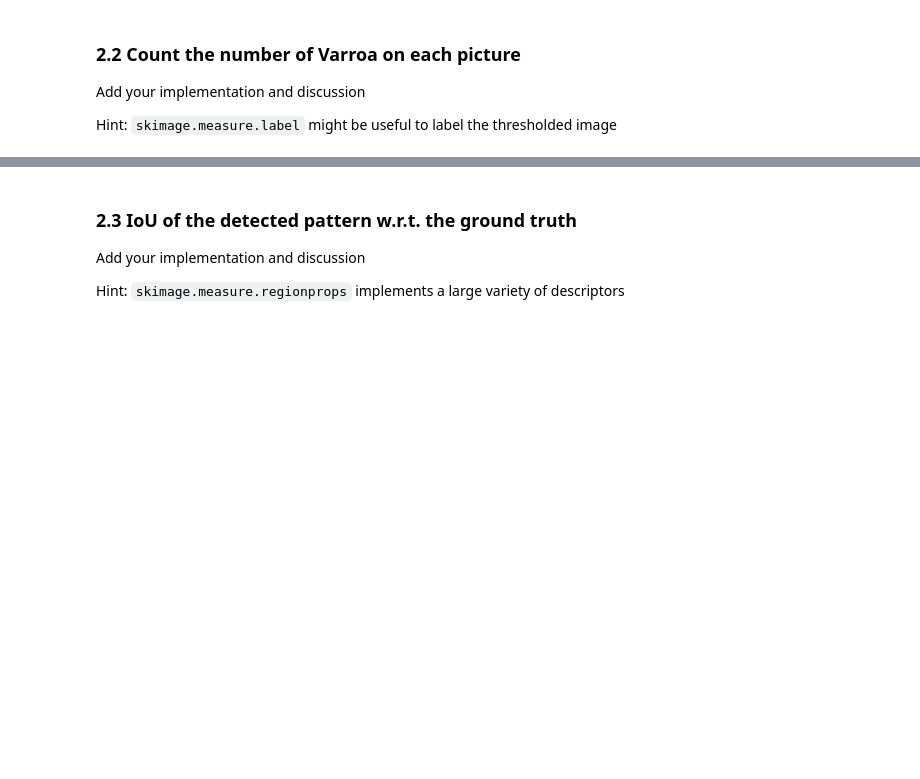
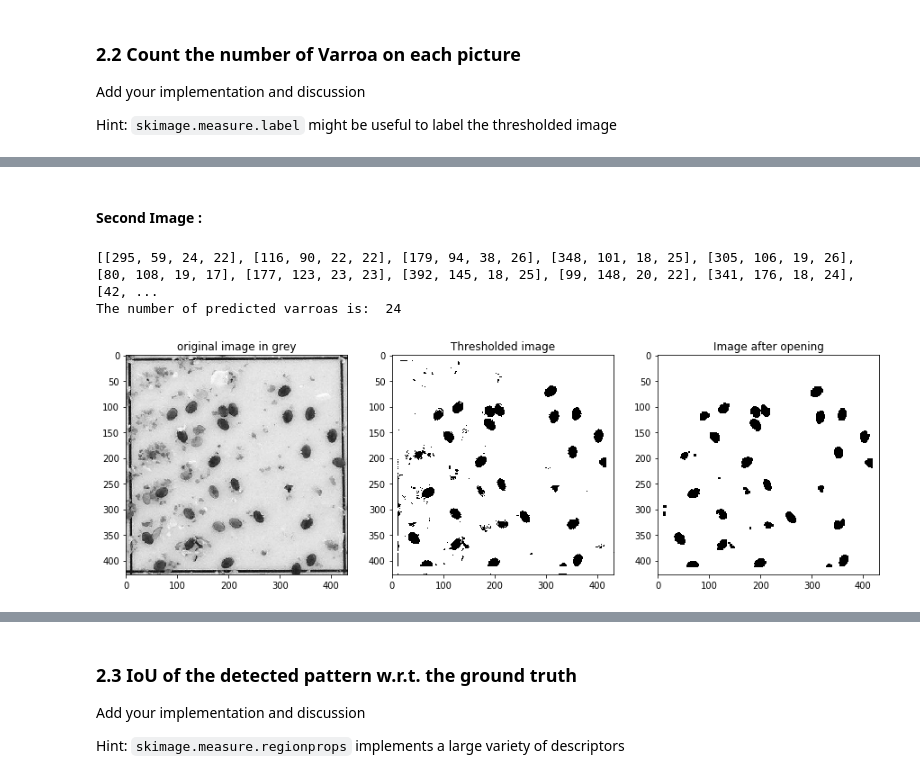
Before and after one commit to mfendri2/ImageAnalysisEPFL, a Jupyter notebook: Lab1_Image_seg/lab_01_segmentation.ipynb, the cells around one changed output, grey strips where cells are left out. Cells and saved outputs as stored; diff of their text form; code cells hidden in the pictures; blank space fills up the shorter version.

```diff
--- a/Lab1_Image_seg/lab_01_segmentation.ipynb
+++ b/Lab1_Image_seg/lab_01_segmentation.ipynb
@@ -427,7 +520,0 @@ for j,i in enumerate(contours_detection):
-# %%
-def predicted_varroa(countours_list):
-    varroa_box=[]
-    for i in range(len(countours_list)):
-        box2=create_box(contours_list[i][:, 1],contours_list[i][:, 0])
-        varroa_box.append(box2)
-    return varroa_box
@@ -450,4 +522,0 @@ def create_box(arrayx,arrayy):
-# %%
-ground_truth4=[]
-for i in range(len(annotations_xmls[0])):
-    ground_truth4.append(annotations_xmls[0][i]['bbox'])
@@ -470,0 +527,18 @@ for box in ground_truth4:
+# %% [markdown]
+#### Second Image :
+# %%
+image_file='../data/lab-01-data/varroa-02.jpg'
+kernelSize=4
+kernel = np.ones((kernelSize,kernelSize))
+im_2=image_tranform(image_file,120,kernel,"CLOSE","ON")
+(contours_list_2,contour_area_2)=find_countours_with_threshold(im_2,150)
+varroa_box_2=predicted_varroa(contours_list_2)
+print(varroa_box_2)
+print("The number of predicted varroas is: ",len(varroa_box_2))
+ground_truth_2=[]
+for i in range(len(annotations_xmls[1])):
+    ground_truth_2.append(annotations_xmls[1][i]['bbox'])
+# %% [output]
+[[295, 59, 24, 22], [116, 90, 22, 22], [179, 94, 38, 26], [348, 101, 18, 25], [305, 106, 19, 26], [80, 108, 19, 17], [177, 123, 23, 23], [392, 145, 18, 25], [99, 148, 20, 22], [341, 176, 18, 24], [42, ...
+The number of predicted varroas is:  24
+[figure, added]
```
Also changed, not shown: parts of 25 cells of this notebook.
